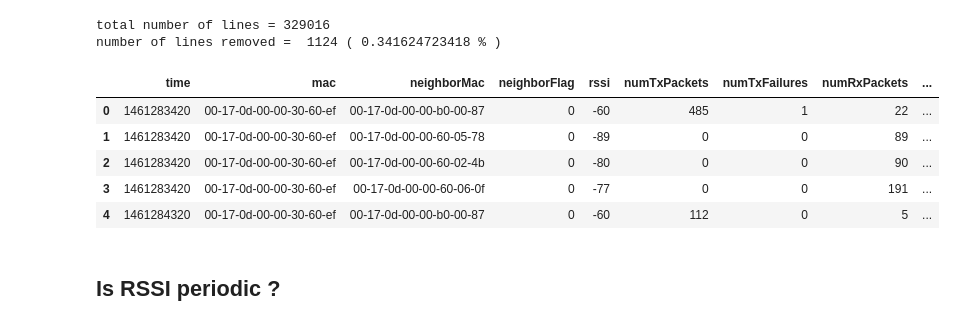
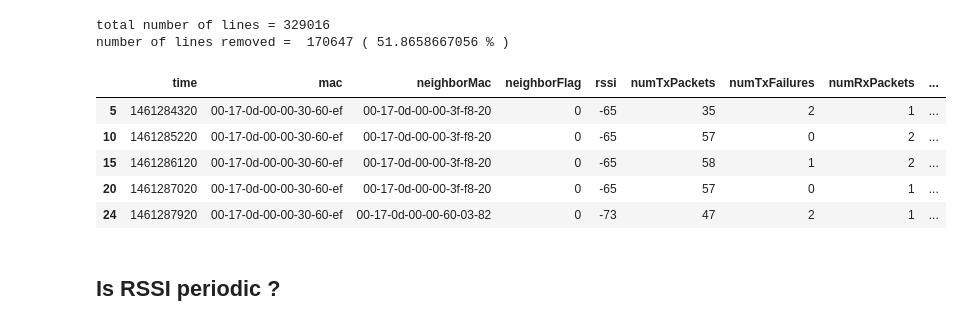
Before and after one commit to keomabrun/brun16chants, a Jupyter notebook: notebooks/rssi.ipynb, the cells around one changed output. Saved outputs shown, nothing was run; the diff lists cells and outputs as text; code cells hidden in the pictures.

```diff
--- a/notebooks/rssi.ipynb
+++ b/notebooks/rssi.ipynb
@@ -19,23 +19,24 @@ def to_unix_time(dt):
 # %%
 df = pd.read_csv("../data/hr_neighbors.csv")
 
 print "total number of lines =", len(df)
 
-df_clean = df[(df.numRxPackets >= 0) & (df.numTxPackets >= 0) & (df.numTxFailures >= 0) & (df.rssi<0)]
+df_clean = df[(df.numRxPackets > 0) & (df.numTxPackets > 0) & (df.numTxFailures >= 0) & (df.rssi<0) & (df.distance<1000) & (df.distance>0)]
+#df_clean = df[(df.numRxPackets >= 0) & (df.numTxPackets >= 0) & (df.numTxFailures >= 0) & (df.rssi<0)]
 lines_removed = len(df) - len(df_clean)
 
 print "number of lines removed = ", lines_removed, "(", float(lines_removed)*100/len(df), "% )"
 
 df_clean.head()
 # %% [output]
 total number of lines = 329016
-number of lines removed =  1124 ( 0.341624723418 % )
+number of lines removed =  170647 ( 51.8658667056 % )
 |  | time | mac | neighborMac | neighborFlag | rssi | numTxPackets | numTxFailures | numRxPackets | ... |
-| 0 | 1461283420 | 00-17-0d-00-00-30-60-ef | 00-17-0d-00-00-b0-00-87 | 0 | -60 | 485 | 1 | 22 | ... |
-| 1 | 1461283420 | 00-17-0d-00-00-30-60-ef | 00-17-0d-00-00-60-05-78 | 0 | -89 | 0 | 0 | 89 | ... |
-| 2 | 1461283420 | 00-17-0d-00-00-30-60-ef | 00-17-0d-00-00-60-02-4b | 0 | -80 | 0 | 0 | 90 | ... |
-| 3 | 1461283420 | 00-17-0d-00-00-30-60-ef | 00-17-0d-00-00-60-06-0f | 0 | -77 | 0 | 0 | 191 | ... |
-| 4 | 1461284320 | 00-17-0d-00-00-30-60-ef | 00-17-0d-00-00-b0-00-87 | 0 | -60 | 112 | 0 | 5 | ... |
+| 5 | 1461284320 | 00-17-0d-00-00-30-60-ef | 00-17-0d-00-00-3f-f8-20 | 0 | -65 | 35 | 2 | 1 | ... |
+| 10 | 1461285220 | 00-17-0d-00-00-30-60-ef | 00-17-0d-00-00-3f-f8-20 | 0 | -65 | 57 | 0 | 2 | ... |
+| 15 | 1461286120 | 00-17-0d-00-00-30-60-ef | 00-17-0d-00-00-3f-f8-20 | 0 | -65 | 58 | 1 | 2 | ... |
+| 20 | 1461287020 | 00-17-0d-00-00-30-60-ef | 00-17-0d-00-00-3f-f8-20 | 0 | -65 | 57 | 0 | 1 | ... |
+| 24 | 1461287920 | 00-17-0d-00-00-30-60-ef | 00-17-0d-00-00-60-03-82 | 0 | -73 | 47 | 2 | 1 | ... |
 # %%
 df_clean.loc[:,"date"] = pd.to_datetime(df_clean.time,unit='s')
 df_indexed = df_clean.set_index(df_clean["date"])
```
Also changed, not shown: parts of 7 cells of this notebook, 6 other files.
